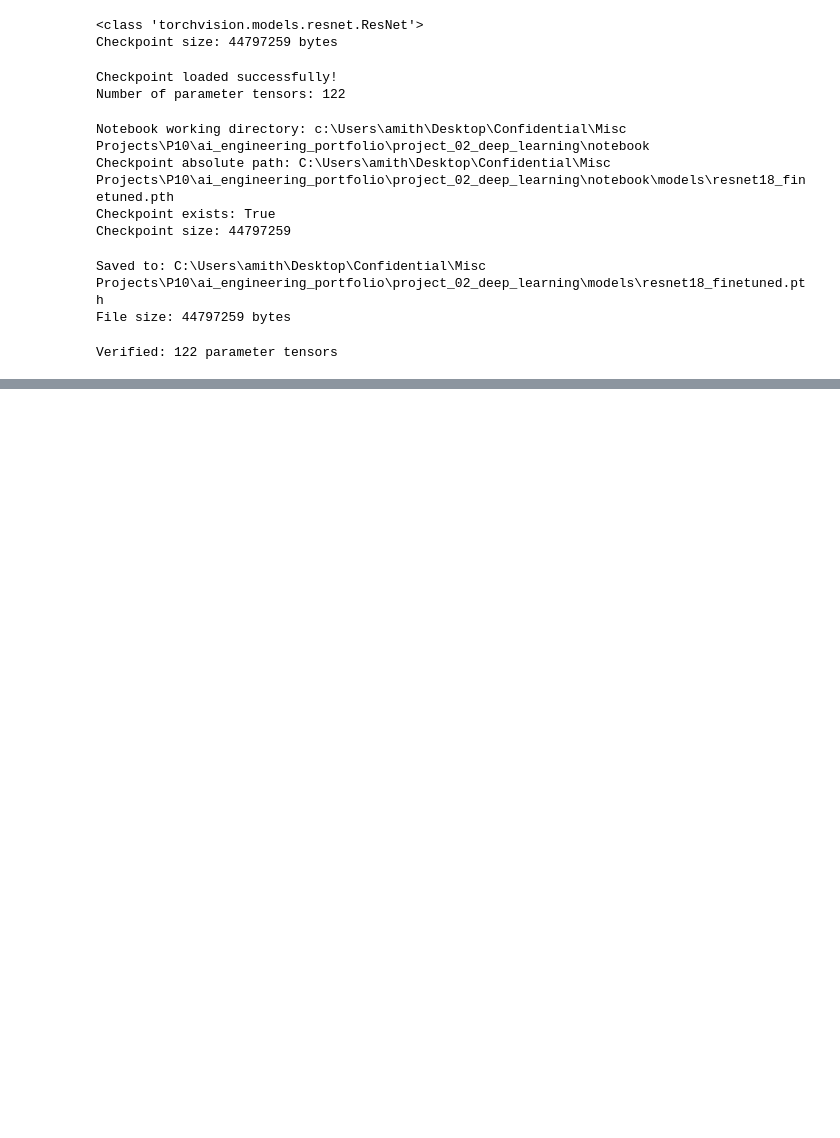
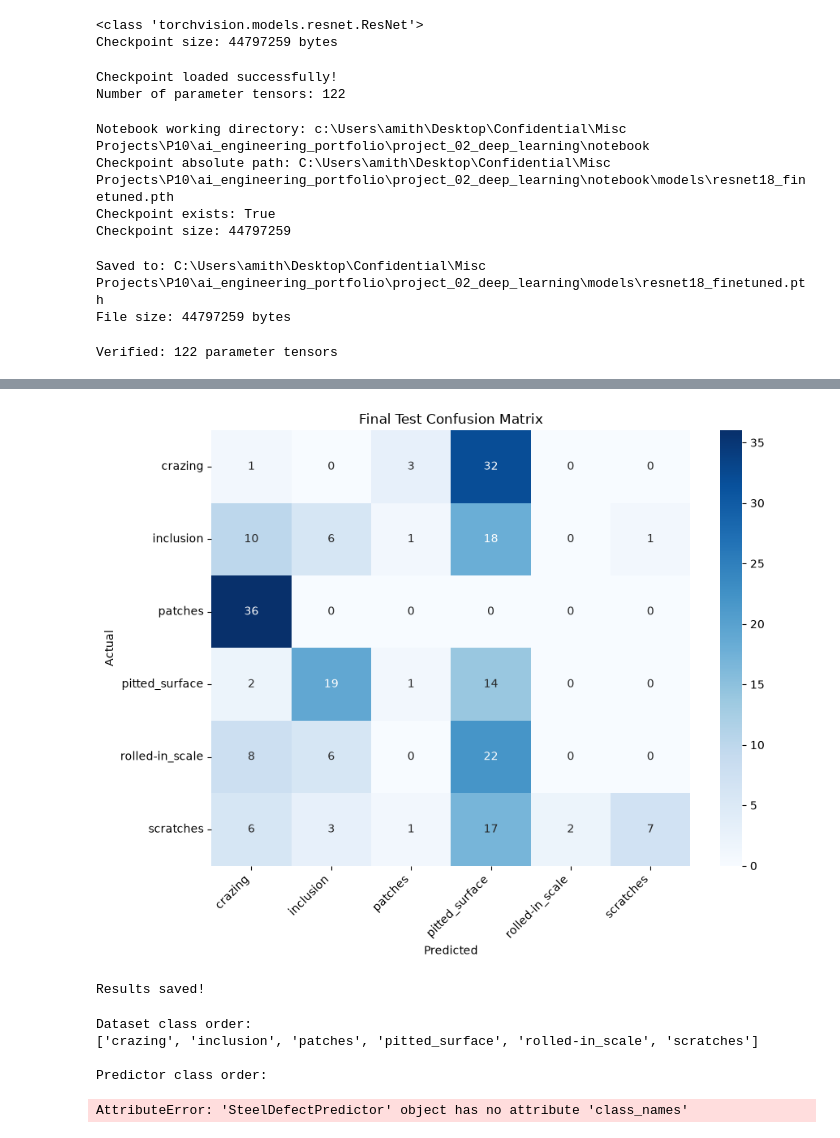
Before and after one commit to Amiths4321/Machine-Learning-Deep-Learning-AI-Engineering-project., a Jupyter notebook: notebook/04_cnn_training.ipynb, the cells around one changed output, grey strips where cells are left out. Saved outputs shown, nothing was run; the diff lists cells and outputs as text; code cells hidden in the pictures; blank space fills up the shorter version.

```diff
--- a/notebook/04_cnn_training.ipynb
+++ b/notebook/04_cnn_training.ipynb
@@ -1306,0 +1557,13 @@ Verified: 122 parameter tensors
+# %%
+from pathlib import Path
+
+project_root = Path.cwd().parent
+data_path = project_root / "data" / "raw"
+
+for folder in sorted(data_path.iterdir()):
+    if folder.is_dir():
+        images = [
+            p for p in folder.rglob("*")
+            if p.suffix.lower() in [".jpg", ".jpeg", ".png", ".bmp"]
+        ]
+        print(f"{folder.name}: {len(images)} images")
@@ -1306,0 +1904,6 @@ Verified: 122 parameter tensors
+# %%
+images, labels = next(iter(train_loader))
+
+print("Image batch shape:", images.shape)
+print("Label batch shape:", labels.shape)
+print("Image data type:", images.dtype)
@@ -1306,0 +1981,59 @@ Verified: 122 parameter tensors
+# %%
+import matplotlib.pyplot as plt
+import seaborn as sns
+
+cm = confusion_matrix(
+    y_test_true,
+    y_test_pred
+)
+
+plt.figure(figsize=(9, 7))
+
+sns.heatmap(
+    cm,
+    annot=True,
+    fmt="d",
+    cmap="Blues",
+    xticklabels=dataset.classes,
+    yticklabels=dataset.classes
+)
+
+plt.xlabel("Predicted")
+plt.ylabel("Actual")
+plt.title("Final Test Confusion Matrix")
+
+plt.xticks(rotation=45, ha="right")
+plt.tight_layout()
+plt.show()
+# %% [output]
+[figure, added]
+# %%
+import json
+from pathlib import Path
+
+results = {
+    "test_accuracy": float(accuracy),
+    "test_images": len(y_test_true),
+    "classes": dataset.classes
+}
+
+Path("reports").mkdir(exist_ok=True)
+
+with open("reports/test_results.json", "w") as f:
+    json.dump(results, f, indent=4)
+
+print("Results saved!")
+# %% [output]
+Results saved!
+# %%
+print("Dataset class order:")
+print(dataset.classes)
+
+print("\nPredictor class order:")
+print(predictor.class_names)
+# %% [output]
+Dataset class order:
+['crazing', 'inclusion', 'patches', 'pitted_surface', 'rolled-in_scale', 'scratches']
+
+Predictor class order:
+AttributeError: 'SteelDefectPredictor' object has no attribute 'class_names'
```
Also changed, not shown: parts of 99 cells of this notebook, 7 other files.
